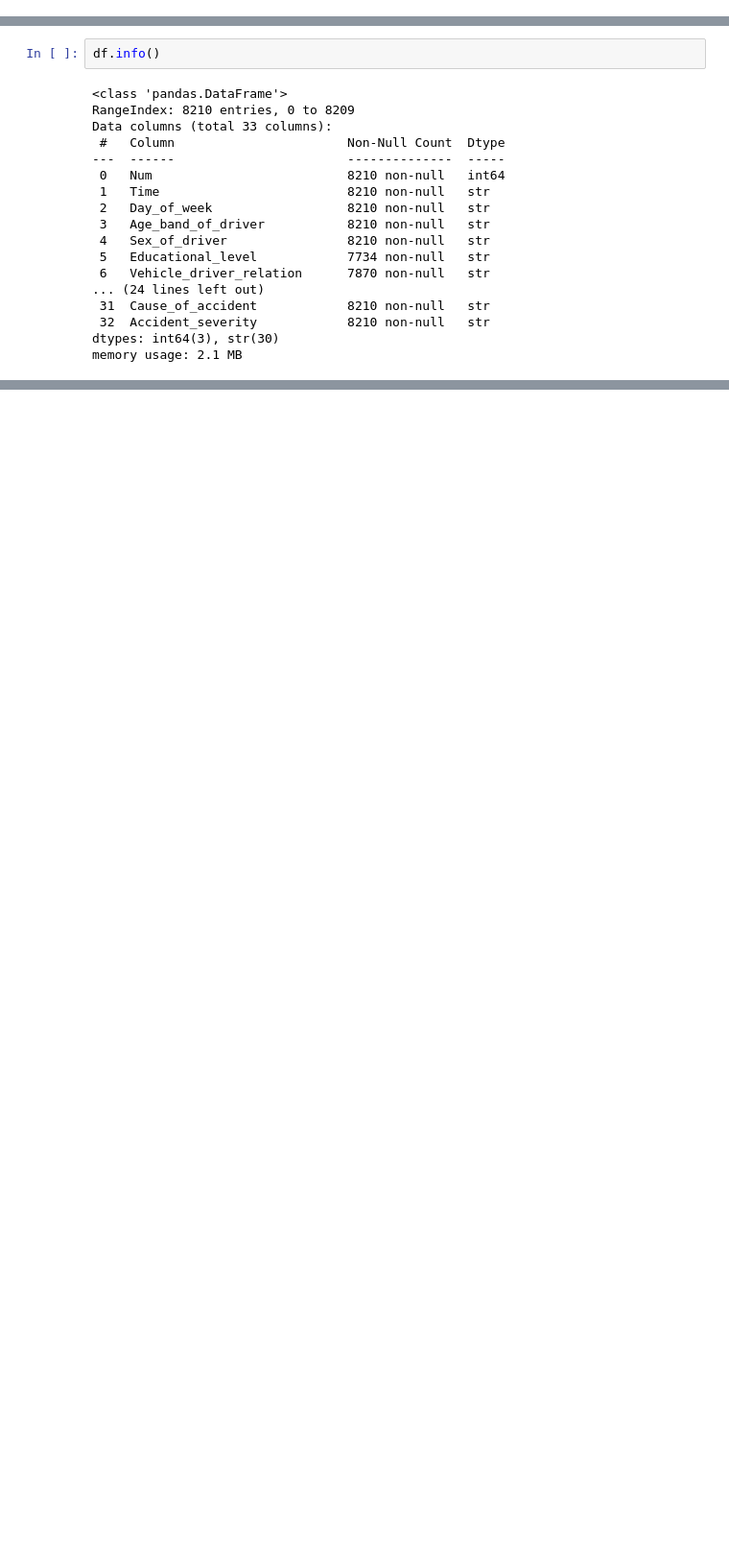
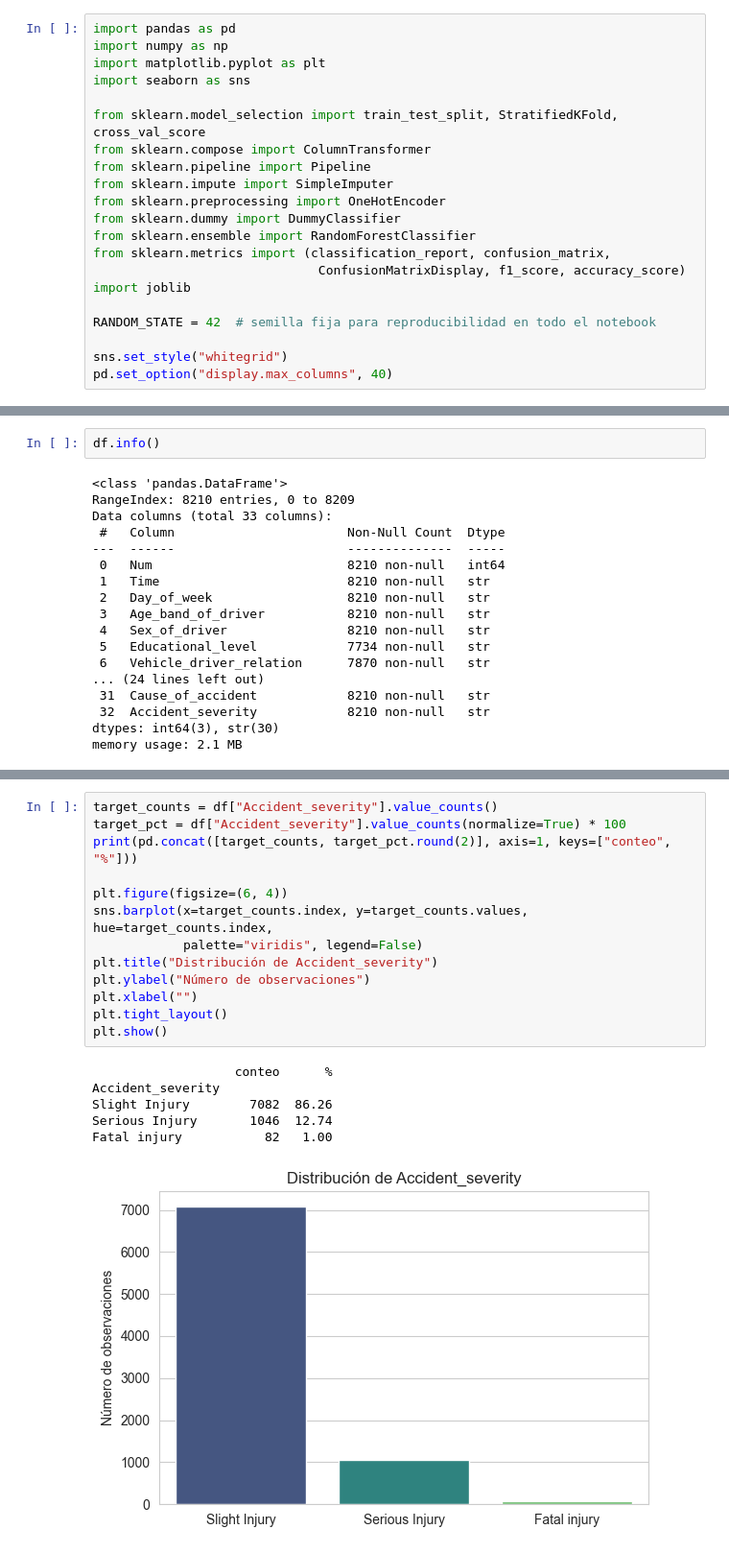
Before and after one commit to CarolinaArboleda/Proyecto_Modelos1, a Jupyter notebook: fase-1/ProyectoModelos.ipynb, the cells around one changed output, grey strips where cells are left out. Shown at 96% size. Cells and saved outputs as stored; diff of their text form; blank space fills up the shorter version.

Commit message:
fix: corrige notebook de modelos

```diff
--- a/fase-1/ProyectoModelos.ipynb
+++ b/fase-1/ProyectoModelos.ipynb
@@ -1 +63,22 @@
+# %%
+import pandas as pd
+import numpy as np
+import matplotlib.pyplot as plt
+import seaborn as sns
+
+from sklearn.model_selection import train_test_split, StratifiedKFold, cross_val_score
+from sklearn.compose import ColumnTransformer
+from sklearn.pipeline import Pipeline
+from sklearn.impute import SimpleImputer
+from sklearn.preprocessing import OneHotEncoder
+from sklearn.dummy import DummyClassifier
+from sklearn.ensemble import RandomForestClassifier
+from sklearn.metrics import (classification_report, confusion_matrix,
+                              ConfusionMatrixDisplay, f1_score, accuracy_score)
+import joblib
+
+RANDOM_STATE = 42  # semilla fija para reproducibilidad en todo el notebook
+
+sns.set_style("whitegrid")
+pd.set_option("display.max_columns", 40)
 # %%
@@ -78,0 +139,20 @@ dtype: int64
+# %%
+target_counts = df["Accident_severity"].value_counts()
+target_pct = df["Accident_severity"].value_counts(normalize=True) * 100
+print(pd.concat([target_counts, target_pct.round(2)], axis=1, keys=["conteo", "%"]))
+
+plt.figure(figsize=(6, 4))
+sns.barplot(x=target_counts.index, y=target_counts.values, hue=target_counts.index,
+            palette="viridis", legend=False)
+plt.title("Distribución de Accident_severity")
+plt.ylabel("Número de observaciones")
+plt.xlabel("")
+plt.tight_layout()
+plt.show()
+# %% [output]
+                   conteo      %
+Accident_severity
+Slight Injury        7082  86.26
+Serious Injury       1046  12.74
+Fatal injury           82   1.00
+[figure, added]
```
Also changed, not shown: parts of 39 cells of this notebook.
